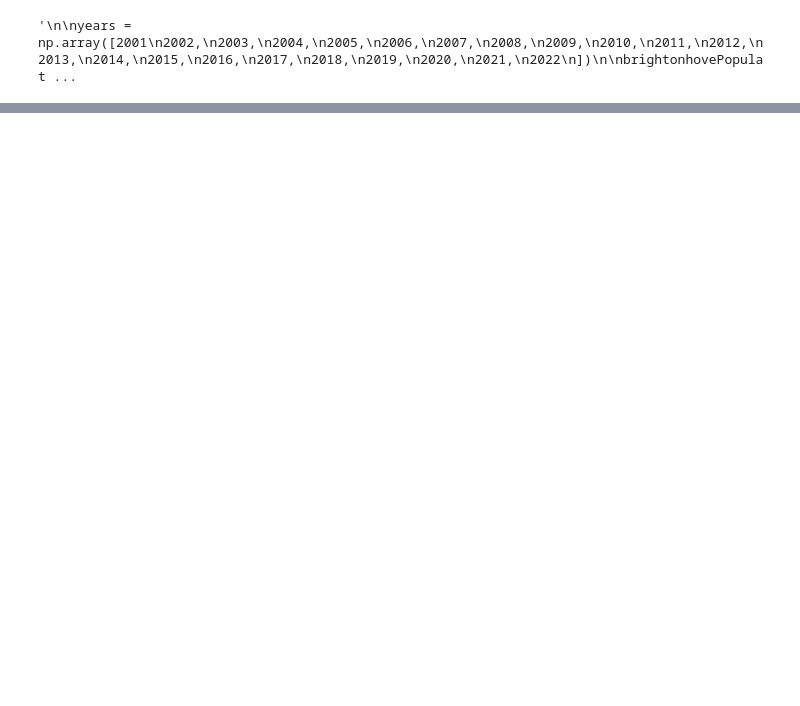
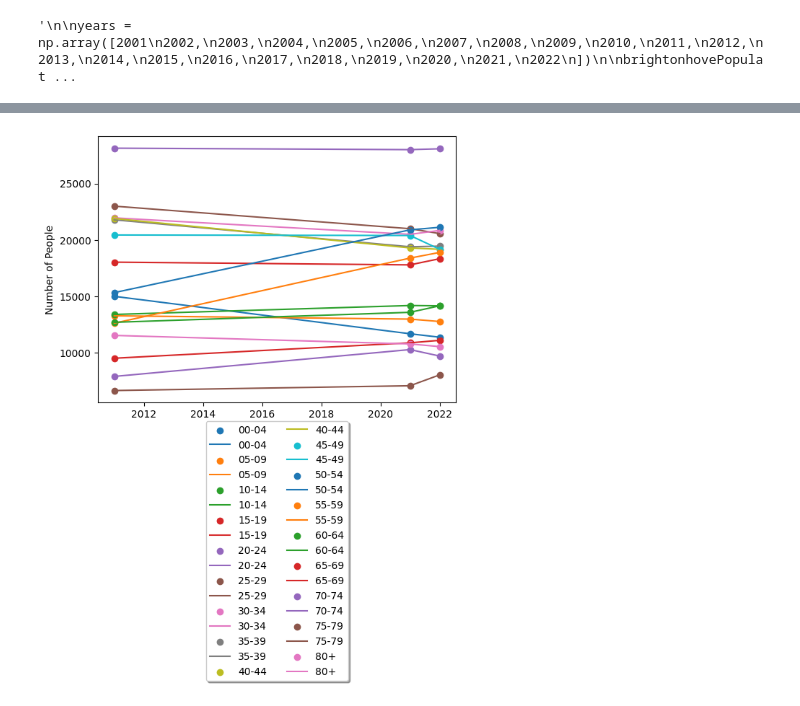
Before and after one commit to tristan-carter/M3StatsModellingChallenge, a Jupyter notebook: 2024 (today)/q1.ipynb, the cells around one changed output, grey strips where cells are left out. Drawn from its saved outputs; the diff is of its cells as text; code cells hidden in the pictures; blank space fills up the shorter version.

```diff
--- a/2024 (today)/q1.ipynb
+++ b/2024 (today)/q1.ipynb
@@ -487,3 +603,23 @@ brightonAgeCensus2021 = {
     "75-79": 7100,
     "80+": 10800,
 }
+
+brightonAgeCensus2022 = {
+    "00-04": 11397,
+    "05-09": 12786,
+    "10-14": 14176,
+    "15-19": 18346,
+    "20-24": 28074,
+    "25-29": 20569,
+    "30-34": 20847,
+    "35-39": 19458,
+    "40-44": 19180,
+    "45-49": 19180,
+    "50-54": 21125,
+    "55-59": 18902,
+    "60-64": 14176,
+    "65-69": 11119,
+    "70-74": 9729,
+    "75-79": 8061,
+    "80+": 10563,
+}
@@ -491,0 +626,20 @@ brightonAgeCensus2021 = {
+# %%
+# Census Modelling For Number of People in Each Age Category In Brighton and Hove
+# Census Modelling For Number of People in Each Age Category In Brighton
+# Gets the items in the census dictionary as a list then loops through it and plots 2011 vs 2021
+
+for key, value in brightonAgeCensus2022.items():
+    # plots a line graph of the growth in population by age category over time
+    plt.scatter(censusYears, [brightonAgeCensus2011[key], brightonAgeCensus2021[key], value], label=key)
+    plt.plot(censusYears, [brightonAgeCensus2011[key], brightonAgeCensus2021[key], value], label=key)
+    # labels the x axis
+    plt.xlabel("Year")
+    # labels the y axis
+    plt.ylabel("Number of People")
+
+# adds a legend below the graph
+plt.legend(loc='upper center', bbox_to_anchor=(0.5, -0.05), shadow=True, ncol=2)
+
+plt.show()
+# %% [output]
+[figure, added]
```
Also changed, not shown: parts of 8 cells of this notebook, 1 other file.
